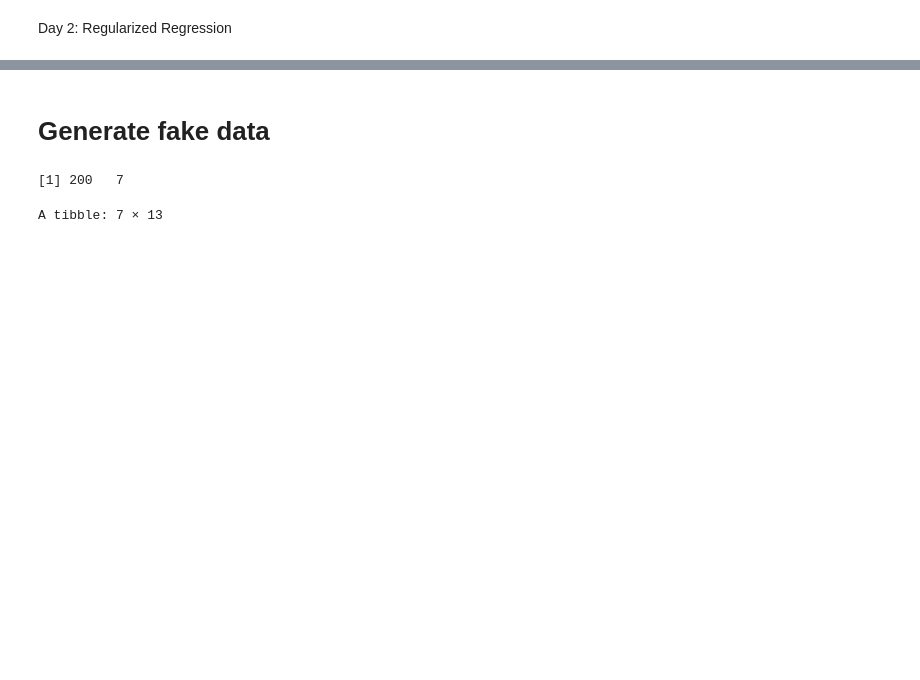
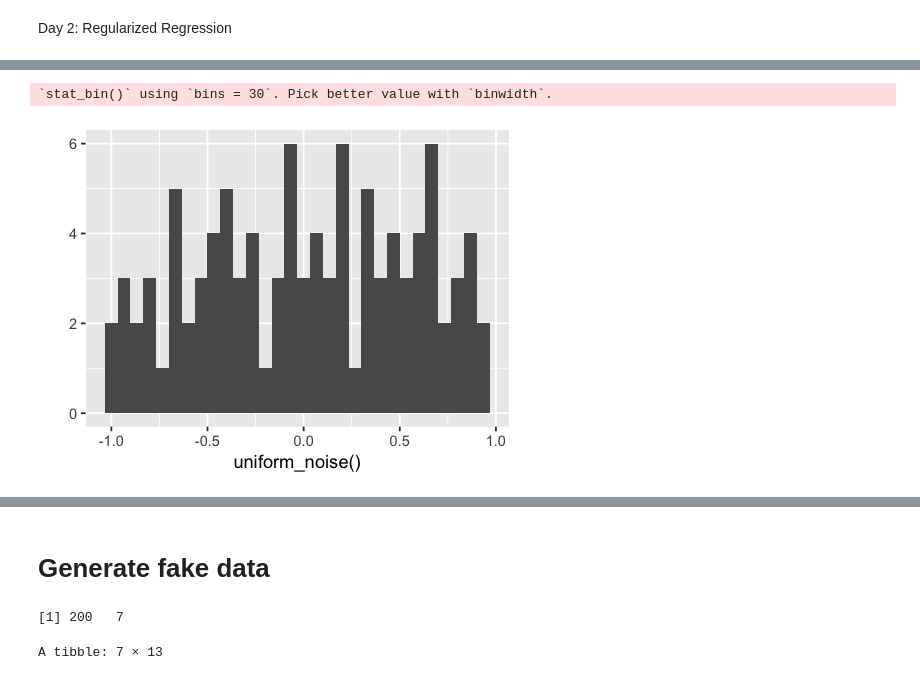
Before and after one commit to colettace/Revue_of_Models_for_StatInf_ML, a Jupyter notebook: day02_materials/02_Regularized_Regression.ipynb, the cells around one changed output, grey strips where cells are left out. Cells and saved outputs as stored; diff of their text form; code cells hidden in the pictures; blank space fills up the shorter version.

```diff
--- a/day02_materials/02_Regularized_Regression.ipynb
+++ b/day02_materials/02_Regularized_Regression.ipynb
@@ -50,9 +49,14 @@ library( broom )
 # %%
 options(repr.plot.width=4, repr.plot.height=3)
 # %%
-uniform_noise <- function( min, max ) {
+uniform_noise <- function( min-1, max=1 ) {
     runif( n=200, min, max )
 }
+# %%
+qplot( uniform_noise() )
+# %% [output]
+`stat_bin()` using `bins = 30`. Pick better value with `binwidth`.
+[figure, added]
 # %%
 gaussian_noise <- function( c=1 ) {
     rnorm( n=200 ) * c
```
Also changed, not shown: parts of 12 cells of this notebook, 1 other file.
